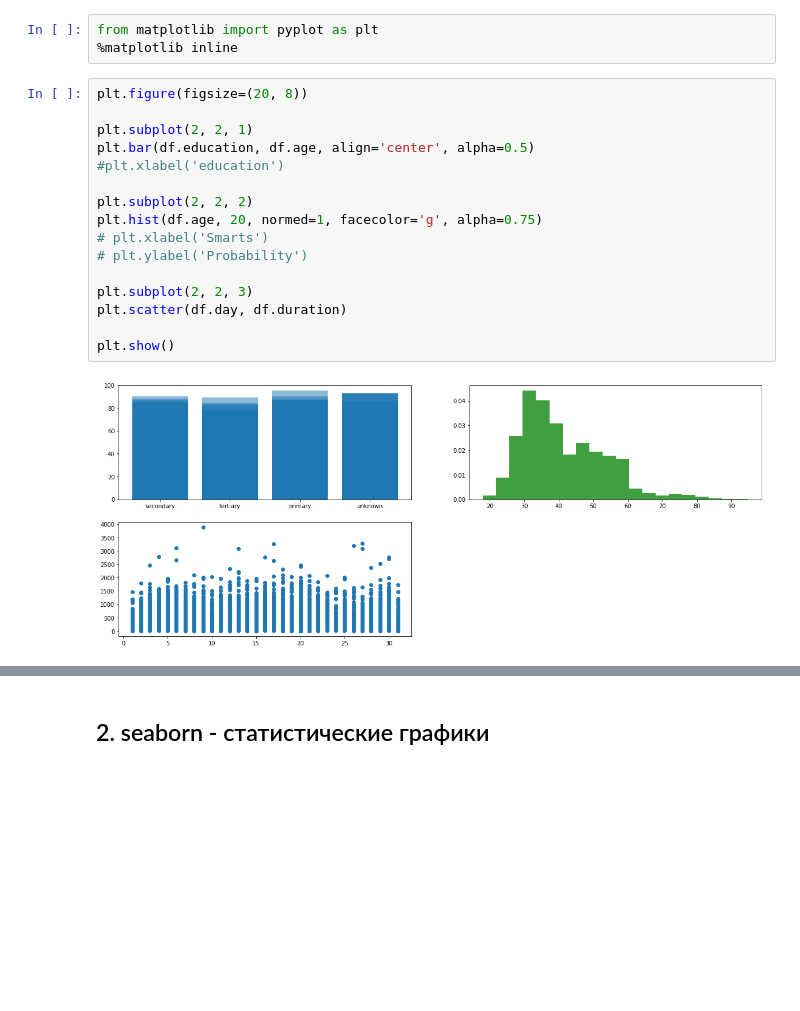
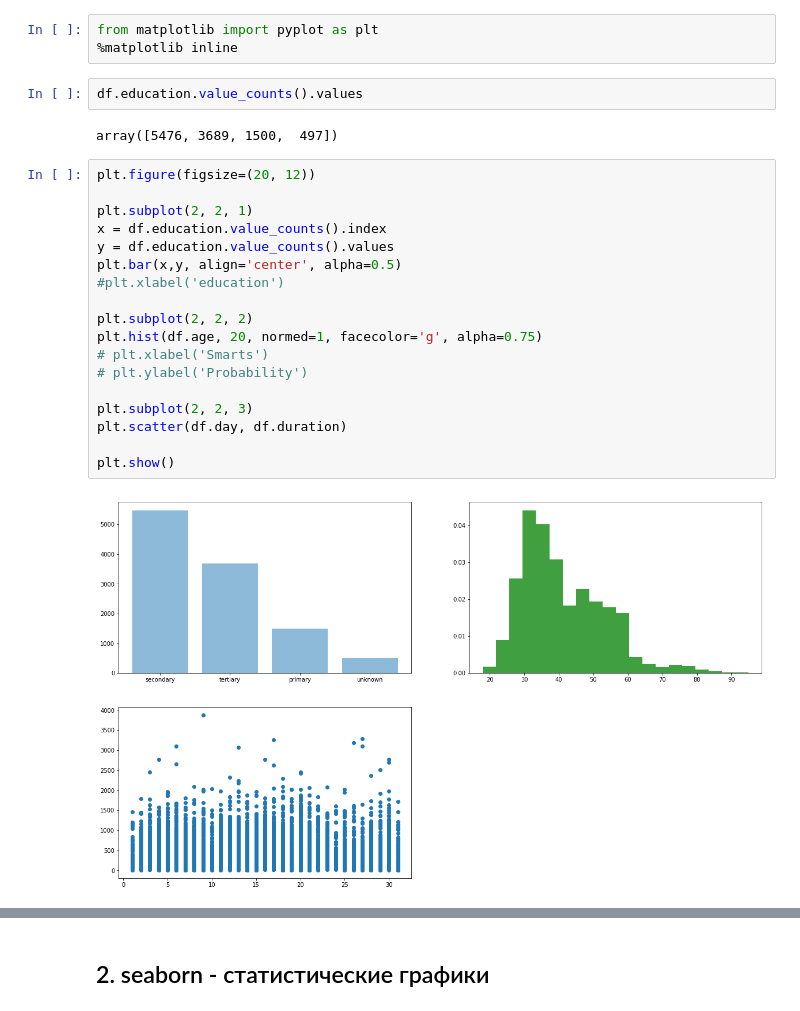
Before and after one commit to ShikovEgor/dpo, a Jupyter notebook: Basics and Visualization.ipynb, the cells around one changed output, grey strips where cells are left out. Saved outputs shown, nothing was run; the diff lists cells and outputs as text; blank space fills up the shorter version.

```diff
--- a/Basics and Visualization.ipynb
+++ b/Basics and Visualization.ipynb
@@ -623,22 +624,28 @@ https://www.youtube.com/playlist?list=PL5-da3qGB5ICCsgW1MxlZ0Hq8LL5U3u9y
 # %%
 from matplotlib import pyplot as plt
 %matplotlib inline
+# %%
+df.education.value_counts().values
+# %% [output]
+array([5476, 3689, 1500,  497])
 # %%
-plt.figure(figsize=(20, 8))
+plt.figure(figsize=(20, 12))
 
 plt.subplot(2, 2, 1)
-plt.bar(df.education, df.age, align='center', alpha=0.5)
+x = df.education.value_counts().index
+y = df.education.value_counts().values
+plt.bar(x,y, align='center', alpha=0.5)
 #plt.xlabel('education')
 
 plt.subplot(2, 2, 2)
 plt.hist(df.age, 20, normed=1, facecolor='g', alpha=0.75)
 # plt.xlabel('Smarts')
 # plt.ylabel('Probability')
 
 plt.subplot(2, 2, 3)
 plt.scatter(df.day, df.duration)
 
 plt.show()
 # %% [output]
-[figure, old version]
+[figure, new version]
 # %%
```
Also changed, not shown: parts of 6 cells of this notebook.
